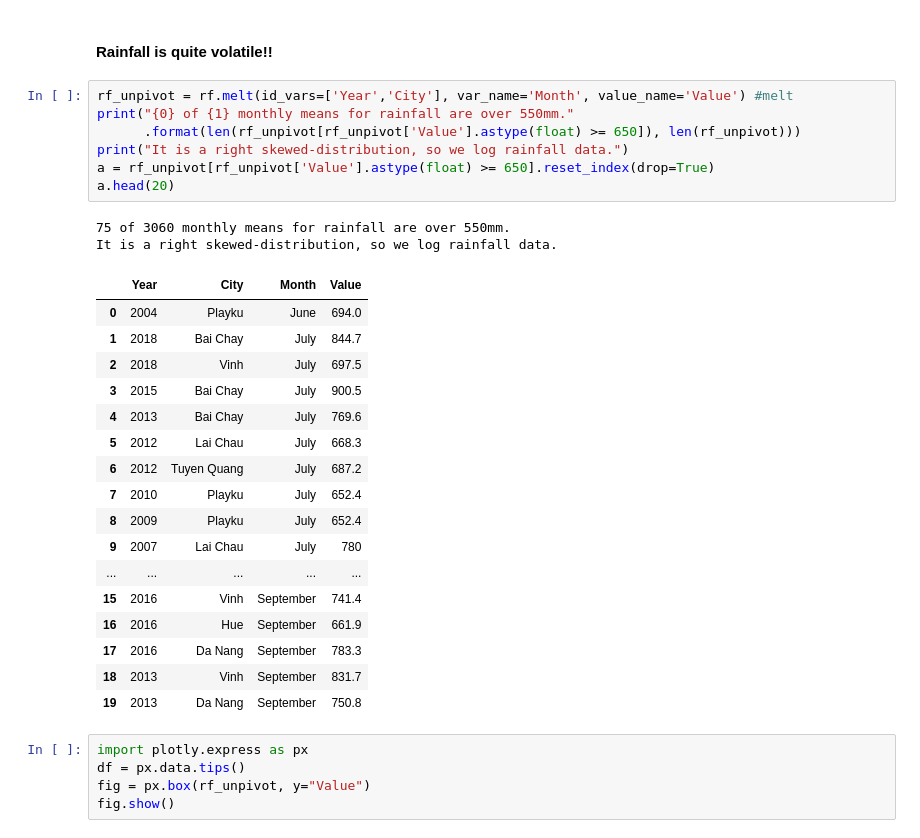
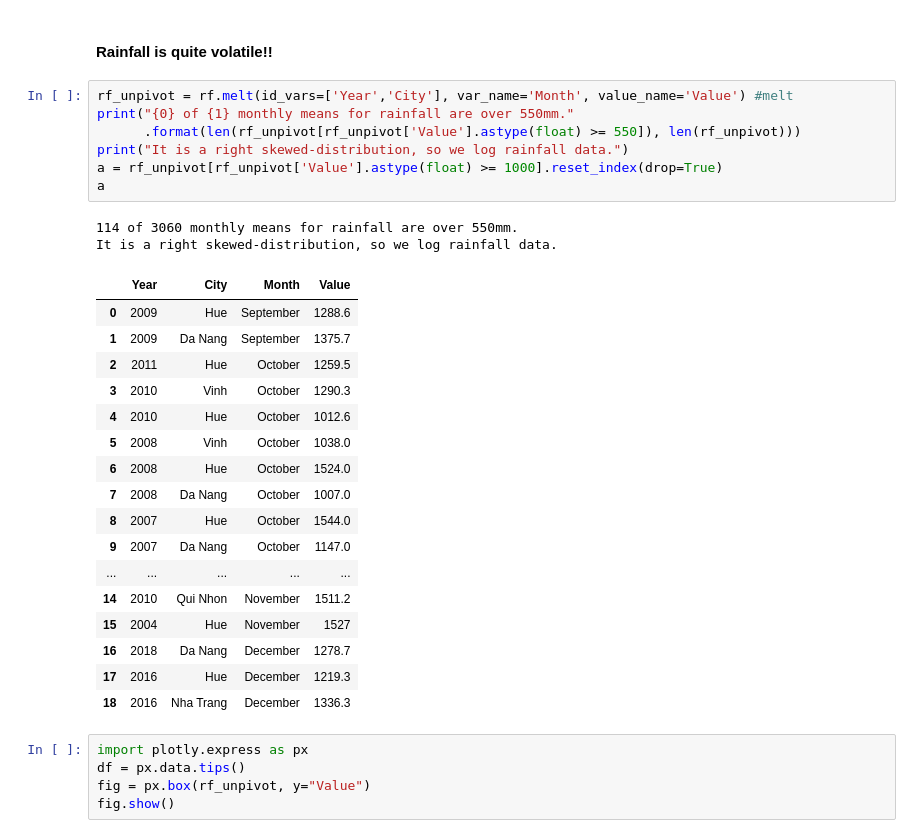
Before and after one commit to taidnguyen/vietnam-weather-ridgeline, a Jupyter notebook: main.ipynb, the cells around one changed output. Cells and saved outputs as stored; diff of their text form.

Commit message:
see Rainfall outliers

```diff
--- a/main.ipynb
+++ b/main.ipynb
@@ -73,30 +73,30 @@ sns.set(style="white", rc={"axes.facecolor": (0, 0, 0, 0)})
 # %%
 rf_unpivot = rf.melt(id_vars=['Year','City'], var_name='Month', value_name='Value') #melt
 print("{0} of {1} monthly means for rainfall are over 550mm."
-      .format(len(rf_unpivot[rf_unpivot['Value'].astype(float) >= 650]), len(rf_unpivot)))
+      .format(len(rf_unpivot[rf_unpivot['Value'].astype(float) >= 550]), len(rf_unpivot)))
 print("It is a right skewed-distribution, so we log rainfall data.")
-a = rf_unpivot[rf_unpivot['Value'].astype(float) >= 650].reset_index(drop=True)
-a.head(20)
+a = rf_unpivot[rf_unpivot['Value'].astype(float) >= 1000].reset_index(drop=True)
+a
 # %% [output]
-75 of 3060 monthly means for rainfall are over 550mm.
+114 of 3060 monthly means for rainfall are over 550mm.
 It is a right skewed-distribution, so we log rainfall data.
 |  | Year | City | Month | Value |
-| 0 | 2004 | Playku | June | 694.0 |
-| 1 | 2018 | Bai Chay | July | 844.7 |
-| 2 | 2018 | Vinh | July | 697.5 |
-| 3 | 2015 | Bai Chay | July | 900.5 |
-| 4 | 2013 | Bai Chay | July | 769.6 |
-| 5 | 2012 | Lai Chau | July | 668.3 |
-| 6 | 2012 | Tuyen Quang | July | 687.2 |
-| 7 | 2010 | Playku | July | 652.4 |
-| 8 | 2009 | Playku | July | 652.4 |
-| 9 | 2007 | Lai Chau | July | 780 |
+| 0 | 2009 | Hue | September | 1288.6 |
+| 1 | 2009 | Da Nang | September | 1375.7 |
+| 2 | 2011 | Hue | October | 1259.5 |
+| 3 | 2010 | Vinh | October | 1290.3 |
+| 4 | 2010 | Hue | October | 1012.6 |
+| 5 | 2008 | Vinh | October | 1038.0 |
+| 6 | 2008 | Hue | October | 1524.0 |
+| 7 | 2008 | Da Nang | October | 1007.0 |
+| 8 | 2007 | Hue | October | 1544.0 |
+| 9 | 2007 | Da Nang | October | 1147.0 |
 | ... | ... | ... | ... | ... |
-| 15 | 2016 | Vinh | September | 741.4 |
-| 16 | 2016 | Hue | September | 661.9 |
-| 17 | 2016 | Da Nang | September | 783.3 |
-| 18 | 2013 | Vinh | September | 831.7 |
-| 19 | 2013 | Da Nang | September | 750.8 |
+| 14 | 2010 | Qui Nhon | November | 1511.2 |
+| 15 | 2004 | Hue | November | 1527 |
+| 16 | 2018 | Da Nang | December | 1278.7 |
+| 17 | 2016 | Hue | December | 1219.3 |
+| 18 | 2016 | Nha Trang | December | 1336.3 |
 # %%
 import plotly.express as px
 df = px.data.tips()
```
